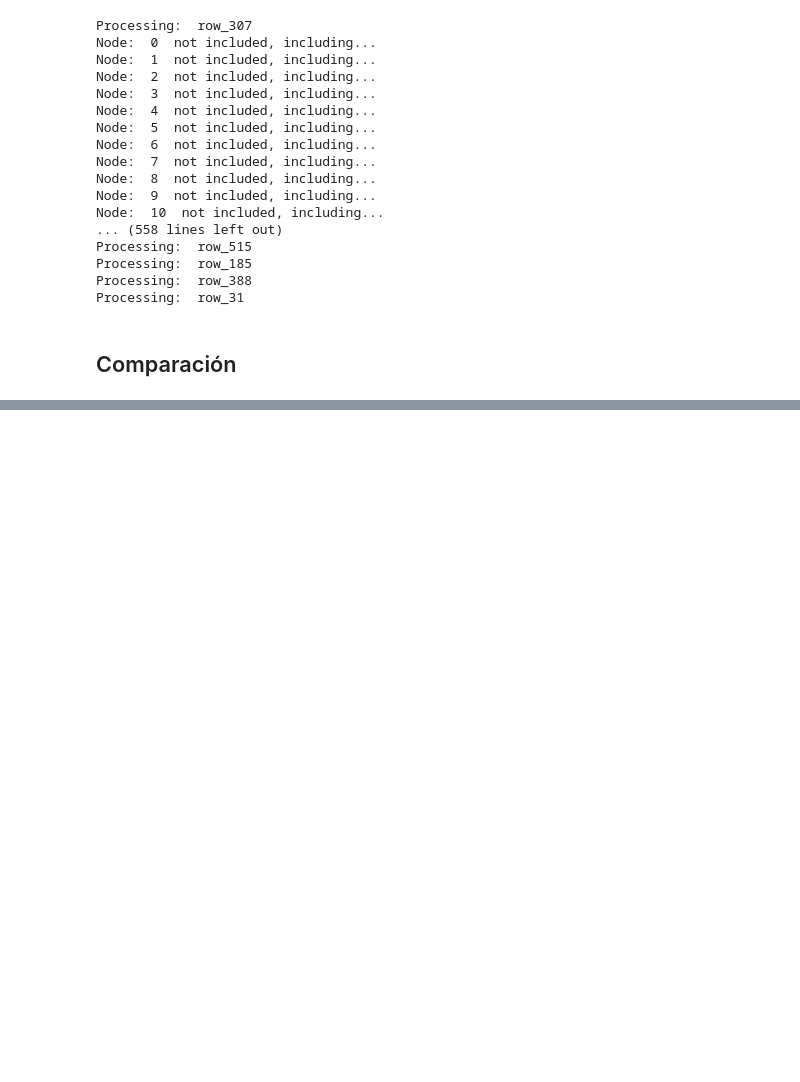
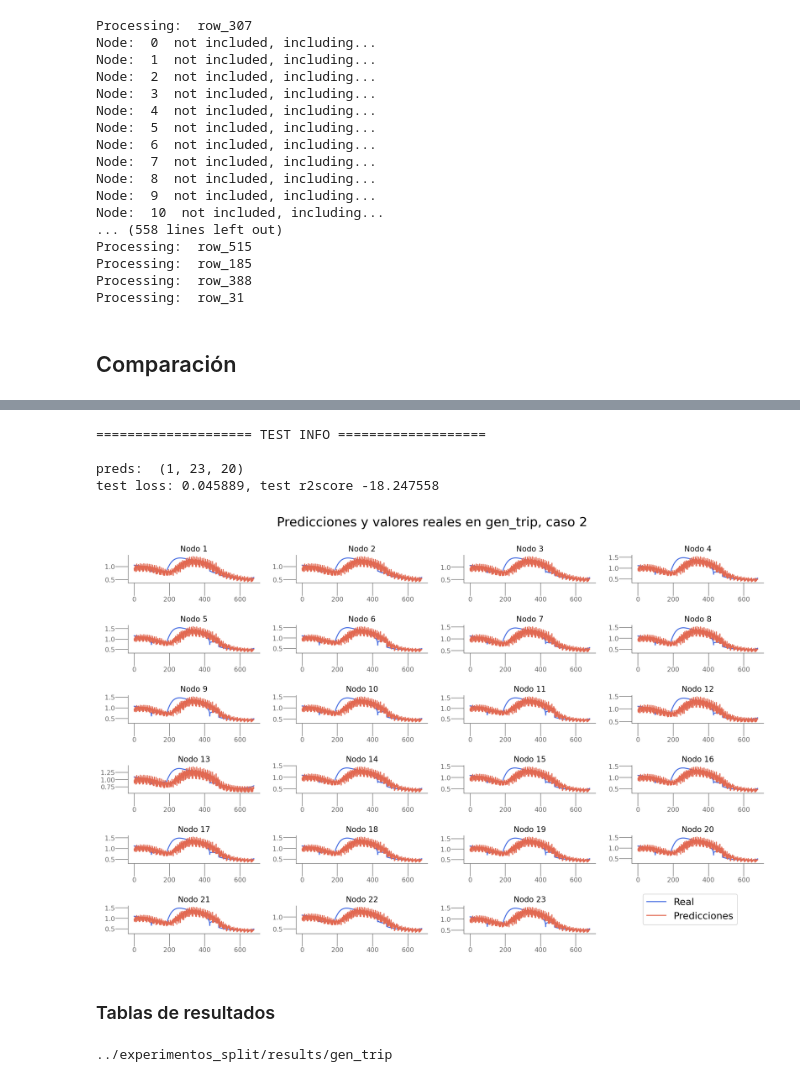
Before and after one commit to maaguado/GNNs_PowerGraph, a Jupyter notebook: TFM/analisis_resultados/comparacion_modelos.ipynb, the cells around one changed output, grey strips where cells are left out. Drawn from its saved outputs; the diff is of its cells as text; code cells hidden in the pictures; blank space fills up the shorter version.

```diff
--- a/TFM/analisis_resultados/comparacion_modelos.ipynb
+++ b/TFM/analisis_resultados/comparacion_modelos.ipynb
@@ -177,0 +182,21 @@ plot_multiple_models(predictions_list, real_list[0], n_target=dataset.targets[0]
+# %%
+model_name = "MPNN_LSTM" #MPNN_LSTM, AGCRN, LSTM, DyGrEncoder
+trainer = trainer = process_model(model_name, path_problem_results, dataset, dataloader_params)
+_,_,_,preds, reals = trainer.test()
+# %% [output]
+==================== TEST INFO ===================
+
+preds:  (1, 23, 20)
+test loss: 0.045889, test r2score -18.247558
+# %%
+plot_predictions(preds,reals,  n_target=dataset.targets[0].shape[1], n_situation=2, n_div=n_div_gt, problem=problem)
+# %% [output]
+[figure, added]
+# %% [markdown]
+### Tablas de resultados
+# %%
+problem = "gen_trip"
+path_problem_results = os.path.join(results_save_path, problem)
+print(path_problem_results)
+# %% [output]
+../experimentos_split/results/gen_trip
```
Also changed, not shown: parts of 7 cells of this notebook, 8 other files.
